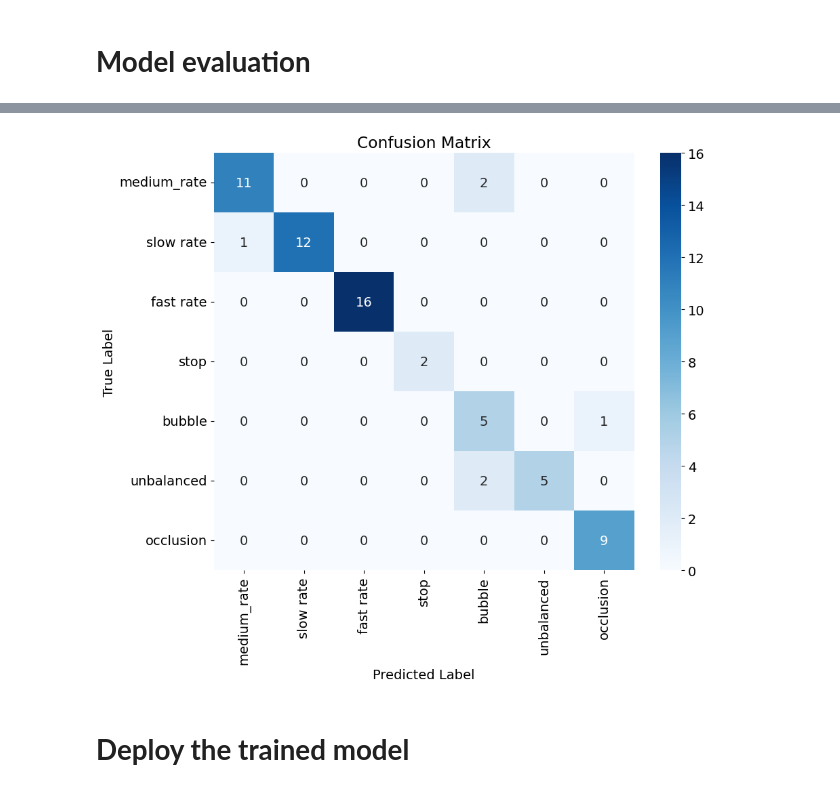
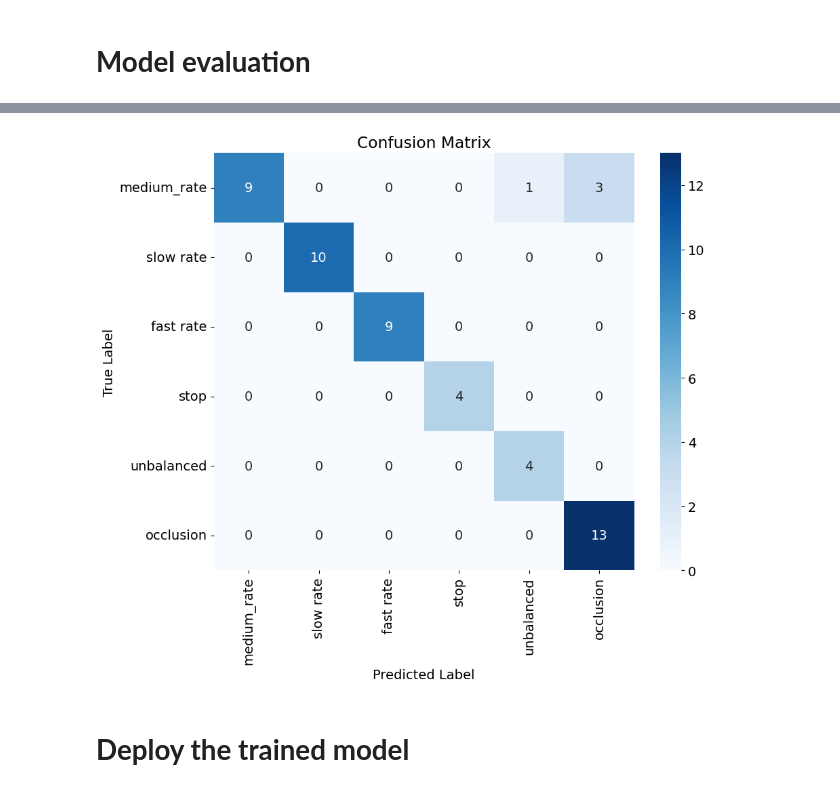
Before and after one commit to dauhoangganh/ADXL382_Pico_Streamlit_Example, a Jupyter notebook: CNN_LSTM_stepping_motor_fault_classification_2.ipynb, the cells around one changed output, grey strips where cells are left out. Drawn from its saved outputs; the diff is of its cells as text; code cells hidden in the pictures.

```diff
--- a/CNN_LSTM_stepping_motor_fault_classification_2.ipynb
+++ b/CNN_LSTM_stepping_motor_fault_classification_2.ipynb
@@ -68,7 +68,7 @@ MEDIUM_RATE_FILE_NAMES = glob.glob(str(INPUT_DATA_DIR)+'/Medium_rate/*.csv')
 SLOW_RATE_FILE_NAMES = glob.glob(str(INPUT_DATA_DIR)+'/Slow_rate/*.csv')
 FAST_RATE_FILE_NAMES = glob.glob(str(INPUT_DATA_DIR)+'/Fast_rate/*.csv')
 STOP_FILE_NAMES = glob.glob(str(INPUT_DATA_DIR)+'/Stop/*.csv')
-BUBBLE_FILE_NAMES = glob.glob(str(INPUT_DATA_DIR)+'/Bubble/*.csv')
+# BUBBLE_FILE_NAMES = glob.glob(str(INPUT_DATA_DIR)+'/Bubble/*.csv')
 UNBALANCED_FILE_NAMES = glob.glob(str(INPUT_DATA_DIR)+'/Unbalance/*.csv')
 OCCLUSION_FILE_NAMES = glob.glob(str(INPUT_DATA_DIR)+'/Occlusion/*.csv')
 # Output data path
@@ -81,7 +81,7 @@ OUTPUT_DATA_FILE = OUTPUT_DATA_DIR / Path('raw_data.p')
 #     )
 Dataset = namedtuple(
     'Dataset',
-    'medium_rate slow_rate fast_rate stop bubble unbalanced occlusion'
+    'medium_rate slow_rate fast_rate stop unbalanced occlusion'
     )
 # %%
 from pathlib import Path
@@ -136,7 +136,7 @@ def get_save_data() -> Dataset:
         data_slow_rate = np.stack(_dataReader(SLOW_RATE_FILE_NAMES))
         data_fast_rate = np.stack(_dataReader(FAST_RATE_FILE_NAMES))
         data_stop = np.stack(_dataReader(STOP_FILE_NAMES))
-        data_bubble = np.stack(_dataReader(BUBBLE_FILE_NAMES))
+        # data_bubble = np.stack(_dataReader(BUBBLE_FILE_NAMES))
         data_unbalanced = np.stack(_dataReader(UNBALANCED_FILE_NAMES))
         data_occlusion = np.stack(_dataReader(OCCLUSION_FILE_NAMES))
         print("Load complete.")
@@ -146,9 +146,9 @@ def get_save_data() -> Dataset:
             data_slow_rate,
             data_fast_rate,
             data_stop,
-            data_bubble,
+            # data_bubble,
             data_unbalanced,
-            data_occlusion
+            # data_occlusion
             )
 
         pickle.dump(dataset, open(OUTPUT_DATA_FILE, 'wb'))
@@ -481,7 +480,7 @@ def get_save_train_test_data(raw_data: Dataset, n_noise_points = 50) -> Processe
         data_slow_rate = _downSampler(raw_data.slow_rate[:, n_noise_points:, :], 0, RESAMPLE_RATE)
         data_fast_rate = _downSampler(raw_data.fast_rate[:, n_noise_points:, :], 0, RESAMPLE_RATE)
         data_stop = _downSampler(raw_data.stop[:, n_noise_points:, :], 0, RESAMPLE_RATE)
-        data_bubble = _downSampler(raw_data.bubble[:, n_noise_points:, :], 0, RESAMPLE_RATE)
+        # data_bubble = _downSampler(raw_data.bubble[:, n_noise_points:, :], 0, RESAMPLE_RATE)
         data_unbalanced = _downSampler(raw_data.unbalanced[:, n_noise_points:, :], 0, RESAMPLE_RATE)
         data_occlusion = _downSampler(raw_data.occlusion[:, n_noise_points:, :], 0, RESAMPLE_RATE)
 
@@ -490,7 +489,7 @@ def get_save_train_test_data(raw_data: Dataset, n_noise_points = 50) -> Processe
         data_slow_rate = apply_wiener_filter(data_slow_rate)
         data_fast_rate = apply_wiener_filter(data_fast_rate)
         data_stop = apply_wiener_filter(data_stop)
-        data_bubble = apply_wiener_filter(data_bubble)
+        # data_bubble = apply_wiener_filter(data_bubble)
         data_unbalanced = apply_wiener_filter(data_unbalanced)
         data_occlusion = apply_wiener_filter(data_occlusion)
 
@@ -499,13 +498,13 @@ def get_save_train_test_data(raw_data: Dataset, n_noise_points = 50) -> Processe
         y_2 = np.full(int(len(data_slow_rate)), 1)
         y_3 = np.full(int(len(data_fast_rate)), 2)
         y_4 = np.full(int(len(data_stop)), 3)
-        y_5 = np.full(int(len(data_bubble)), 4)
-        y_6 = np.full(int(len(data_unbalanced)), 5)
-        y_7 = np.full(int(len(data_occlusion)), 6)
+        # y_5 = np.full(int(len(data_bubble)), 4)
+        y_5 = np.full(int(len(data_unbalanced)), 4)
+        y_6 = np.full(int(len(data_occlusion)), 5)
 
-        y = np.concatenate((y_1, y_2, y_3, y_4, y_5, y_6, y_7))
+        y = np.concatenate((y_1, y_2, y_3, y_4, y_5, y_6))
 
-        X = np.concatenate((data_medium_rate, data_slow_rate, data_fast_rate, data_stop, data_bubble, data_unbalanced, data_occlusion))
+        X = np.concatenate((data_medium_rate, data_slow_rate, data_fast_rate, data_stop, data_unbalanced, data_occlusion))
 
         print(f"Spliting data to a test size of: {DATA_TEST_SIZE}")
 
@@ -704,34 +703,34 @@ print(accuracy_score(y_test, test_preds))
 # %%
 # prompt: create confusion matrix for my evaluation result
 
 import matplotlib.pyplot as plt
 from sklearn.metrics import confusion_matrix
 import seaborn as sns
 
 # Create the confusion matrix
 conf_matrix = confusion_matrix(y_test, test_preds)
 
 
 # # Comparing the actual values versus the predicted values
 data_dict = {
     0: 'medium_rate',
     1: 'slow rate',
     2: 'fast rate',
     3: 'stop',
-    4: 'bubble',
-    5: 'unbalanced',
-    6: 'occlusion'
+    # 4: 'bubble',
+    4: 'unbalanced',
+    5: 'occlusion'
     }
 # Plot the confusion matrix using seaborn
 plt.figure(figsize=(10, 8))
 sns.heatmap(conf_matrix, annot=True, fmt='d', cmap='Blues',
             xticklabels=data_dict.values(), yticklabels=data_dict.values())
 plt.xlabel('Predicted Label')
 plt.ylabel('True Label')
 plt.title('Confusion Matrix')
 plt.show()
 # %% [output]
-[figure, old version]
+[figure, new version]
 # %% [markdown]
 # **Deploy the trained model**
 # %%
```
Also changed, not shown: parts of 7 cells of this notebook.
